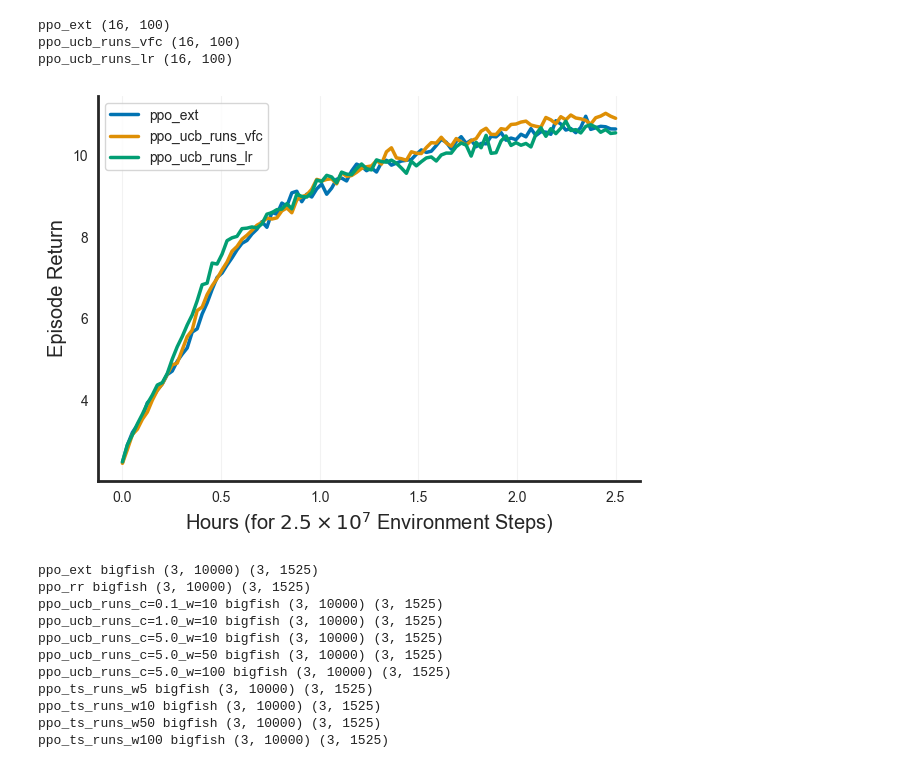
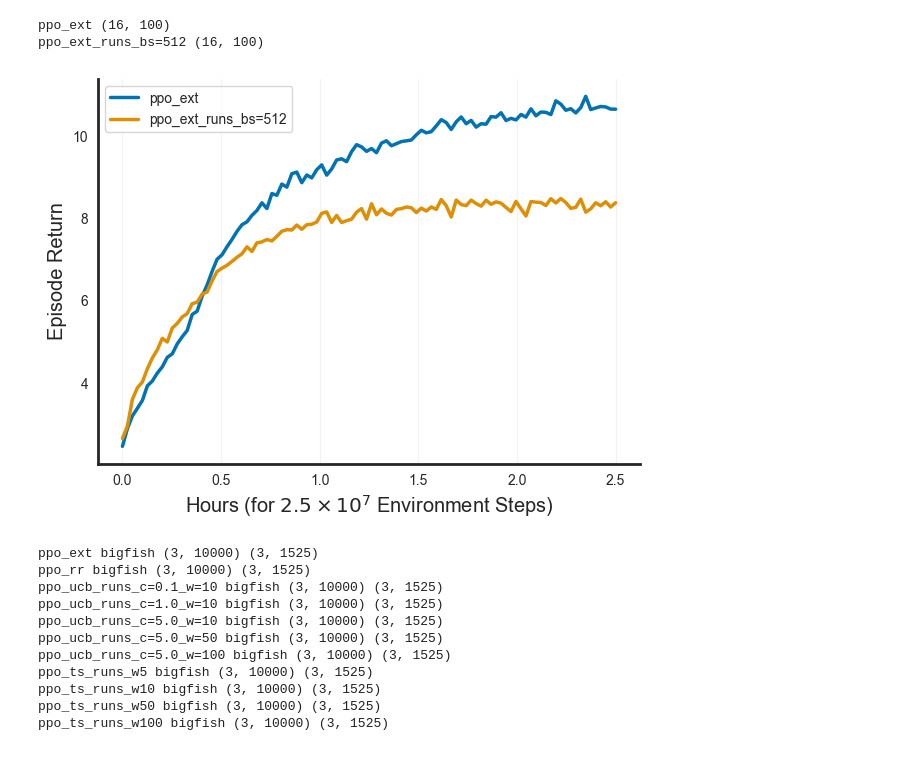
Before and after one commit to yuanmingqi/ULTHO, a Jupyter notebook: figures/ppo_data.ipynb, the cells around one changed output. Cells and saved outputs as stored; diff of their text form; code cells hidden in the pictures.

```diff
--- a/figures/ppo_data.ipynb
+++ b/figures/ppo_data.ipynb
@@ -47,8 +47,11 @@ algos = ['ppo_ext',
         #  'ppo_ucb_runs_lr_vfc',
         #  'ppo_ucb_runs_lr_bs',
         #  'ppo_ucb_runs_lr_vfc_bs'
-        'ppo_ucb_runs_vfc',
-        'ppo_ucb_runs_lr',
+        # 'ppo_ucb_runs_vfc',
+        # 'ppo_ucb_runs_lr',
+        'ppo_ucb_runs_lr_vfc_bs_ue',
+        # 'ppo_ucb_runs_bs'
+        'ppo_ucb_runs_lr_vfc_bs_ue_c=1.0_w=10'
          ]
 
 for idx, env in enumerate(envs):
@@ -99,8 +102,10 @@ algos = ['ppo_ext',
         #  'ppo_ucb_runs_lr_vfc',
         #  'ppo_ucb_runs_lr_bs',
         #  'ppo_ucb_runs_lr_vfc_bs'
-         'ppo_ucb_runs_vfc',
-         'ppo_ucb_runs_lr',
+        #  'ppo_ucb_runs_vfc',
+        #  'ppo_ucb_runs_lr',
+        # 'ppo_ucb_runs_lr_vfc_bs_ue'
+        'ppo_ext_runs_bs=512'
          ]
 
 for j, algo in enumerate(algos):
@@ -115,36 +120,35 @@ for j, algo in enumerate(algos):
                 values = data["data"].item()
                 env_all_returns.append(values['charts/episodic_return'])
         env_all_returns = np.stack(env_all_returns)
         # env_all_returns = sliding_window_smooth(env_all_returns, 100)
         # print(algo, env, env_all_returns.shape)
         all_returns.append(env_all_returns.mean(axis=0))
 
     all_returns = np.stack(all_returns)
     all_returns = sliding_window_smooth(all_returns, 100)
     print(algo, all_returns.shape)
     mean = all_returns.mean(axis=0)
     std = all_returns.std(axis=0) / np.sqrt(all_returns.shape[0])
 
     xticks = np.linspace(0, 2.5, mean.shape[0])
     ax.plot(xticks, mean, color=colors[j], label=algos[j], linewidth=2.5)
     # ax.fill_between(xticks, mean+std, mean-std, alpha=0.25, color=colors[j])
 
 ax.set_title(None)
 ax.legend(loc='upper left')
 # ax.set_xlabel(r'Environment Steps $(\times10^7)$', fontsize='x-large')
 ax.set_xlabel(r'Hours (for $2.5\times10^7$ Environment Steps)', fontsize='x-large')
 ax.set_ylabel('Episode Return', fontsize='x-large')
 
 ax.grid(True, axis="x", alpha=0.25)
 ax.spines["right"].set_visible(False)
 ax.spines["top"].set_visible(False)
 ax.spines["left"].set_linewidth(2)
 ax.spines["bottom"].set_linewidth(2)
 # %% [output]
 ppo_ext (16, 100)
-ppo_ucb_runs_vfc (16, 100)
-ppo_ucb_runs_lr (16, 100)
+ppo_ext_runs_bs=512 (16, 100)
-[figure, old version]
+[figure, new version]
 # %%
 import numpy as np
 import os, pickle
```
Also changed, not shown: parts of 1 cell of this notebook, 2 other files.
